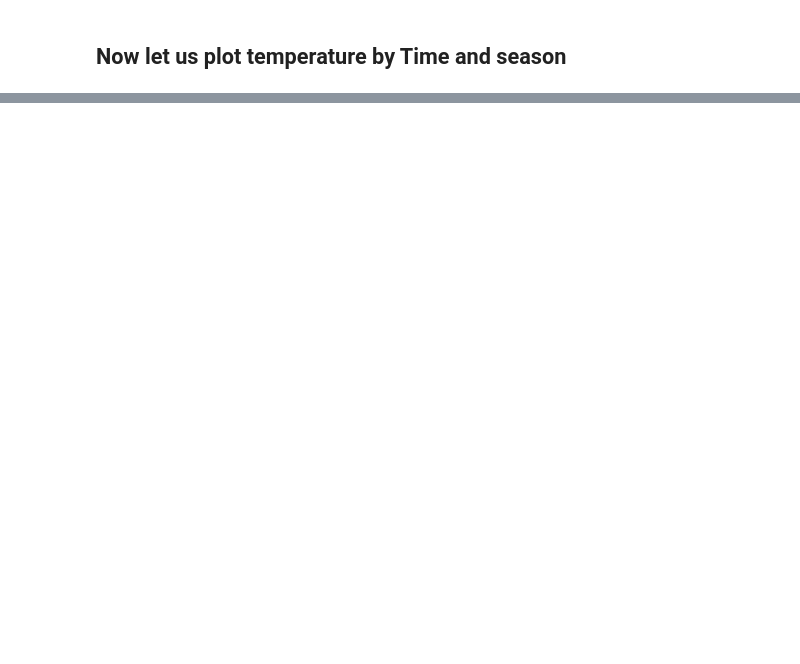
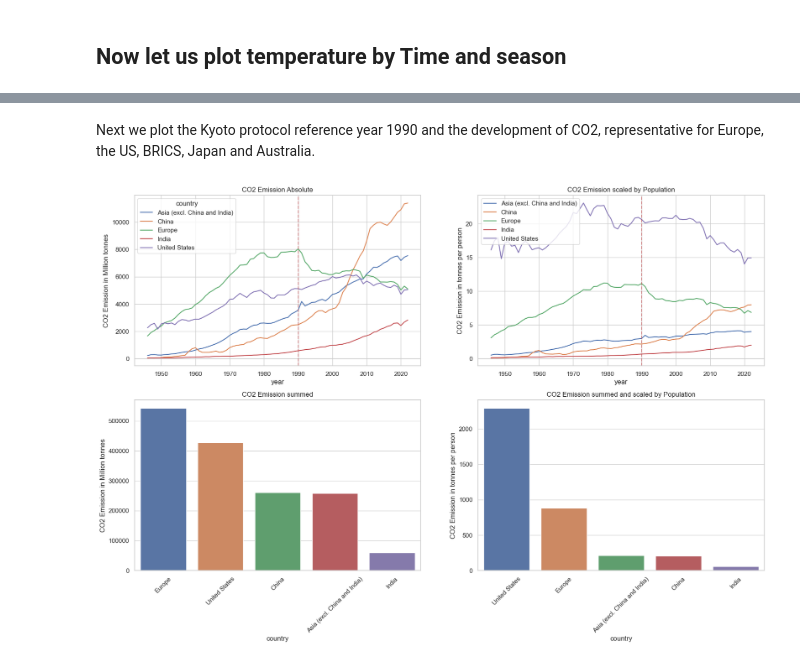
Before and after one commit to shichik07/ClimateAnalysis, a Jupyter notebook: DataExploration/ExploreKaggle.ipynb, the cells around one changed output, grey strips where cells are left out. Drawn from its saved outputs; the diff is of its cells as text; code cells hidden in the pictures; blank space fills up the shorter version.

```diff
--- a/DataExploration/ExploreKaggle.ipynb
+++ b/DataExploration/ExploreKaggle.ipynb
@@ -72,0 +149,36 @@ While on average temperatures rise across the board, looking at the 10th and 90t
+# %% [markdown]
+Next we plot the Kyoto protocol reference year 1990 and the development of CO2, representative for Europe, the US, BRICS, Japan and Australia.
+# %%
+sub_CO2 = CO2_df.loc[(CO2_df['country']=='Asia (excl. China and India') | (CO2_df['country']=='India') |
+(CO2_df['country']=='China') | (CO2_df['country']=='China') | (CO2_df['country']=='Europe')| (CO2_df['country']=='United States')
+| (CO2_df['country']=='Asia (excl. China and India)')]
+
+event_time = pd.to_datetime('1990-01-01')  # Kyoto protocol reference level
+plt.figure(figsize = (20,12))
+plt.subplot(221)
+sns.lineplot(data = sub_CO2.loc[sub_CO2['year'].dt.year > 1945], x = "year", y = "co2", hue = "country")
+plt.ylabel("CO2 Emission in Million tonnes")
+plt.title("CO2 Emission Absolute")
+plt.axvline(x=event_time, color='r', linestyle='--', alpha = 0.6)
+
+plt.subplot(222)
+sns.lineplot(data = sub_CO2.loc[sub_CO2['year'].dt.year > 1945], x = "year", y = "co2_per_capita", hue = "country")
+plt.ylabel("CO2 Emission in tonnes per person")
+plt.title("CO2 Emission scaled by Population")
+plt.legend(loc = "upper left")
+plt.axvline(x=event_time, color='r', linestyle='--', alpha = 0.6)
+
+# next plot the summed emmission
+sum_df = sub_CO2.groupby("country").agg({"co2":"sum", "co2_per_capita":"sum"}).reset_index()
+plt.subplot(223)
+sns.barplot(data = sum_df.sort_values("co2", ascending=False), x="country", y="co2")
+plt.ylabel("CO2 Emission in Million tonnes")
+plt.title("CO2 Emission summed")
+plt.xticks(rotation=45)
+plt.subplot(224)
+sns.barplot(data = sum_df.sort_values("co2_per_capita", ascending=False), x="country", y ="co2_per_capita")
+plt.ylabel("CO2 Emission in tonnes per person")
+plt.title("CO2 Emission summed and scaled by Population")
+plt.xticks(rotation=45);
+# %% [output]
+[figure, added]
```
Also changed, not shown: parts of 9 cells of this notebook.
